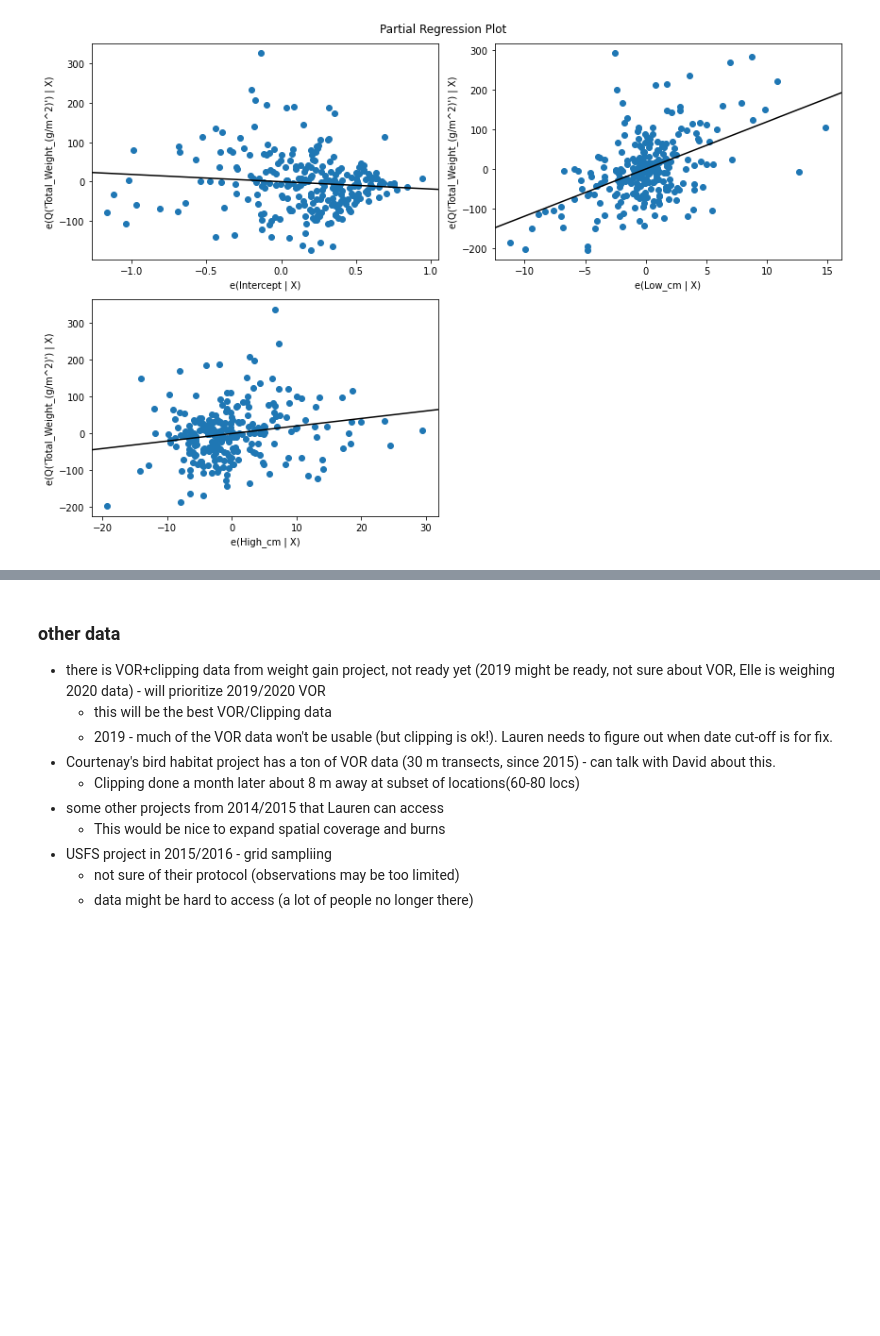
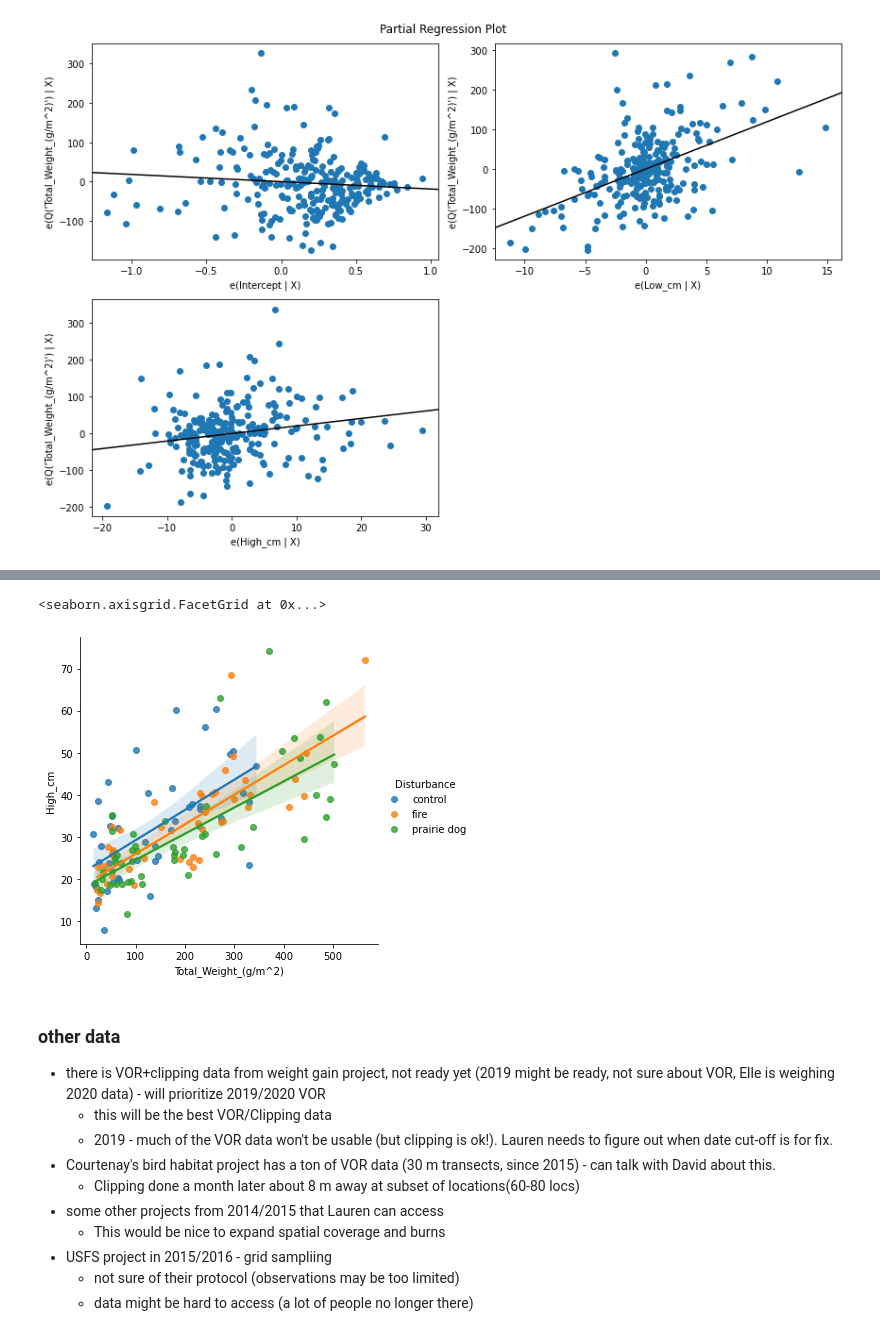
Before and after one commit to kearney-sp/tbng_veg, a Jupyter notebook: vor_linreg.ipynb, the cells around one changed output, grey strips where cells are left out. Drawn from its saved outputs; the diff is of its cells as text; code cells hidden in the pictures; blank space fills up the shorter version.

```diff
--- a/vor_linreg.ipynb
+++ b/vor_linreg.ipynb
@@ -171,3 +194,13 @@ plt.plot([0, 600], [0, 600], linewidth=2, c='black', linestyle='dotted')
+# %%
+df_vor['resid_tb'] = df_vor['pred_tb'] - df_vor['Total_Weight_(g/m^2)']
+sns.lmplot(y='High_cm',
+           x='Total_Weight_(g/m^2)',
+           hue='Disturbance',
+           data=df_vor)
+#plt.plot([0, 600], [0, 600], linewidth=2, c='black', linestyle='dotted')
+# %% [output]
+<seaborn.axisgrid.FacetGrid at 0x...>
+[figure, added]
 # %% [markdown]
 ### other data
 * there is VOR+clipping data from weight gain project, not ready yet (2019 might be ready, not sure about VOR, Elle is weighing 2020 data) - will prioritize 2019/2020 VOR
```
Also changed, not shown: parts of 7 cells of this notebook, 23 other files.
